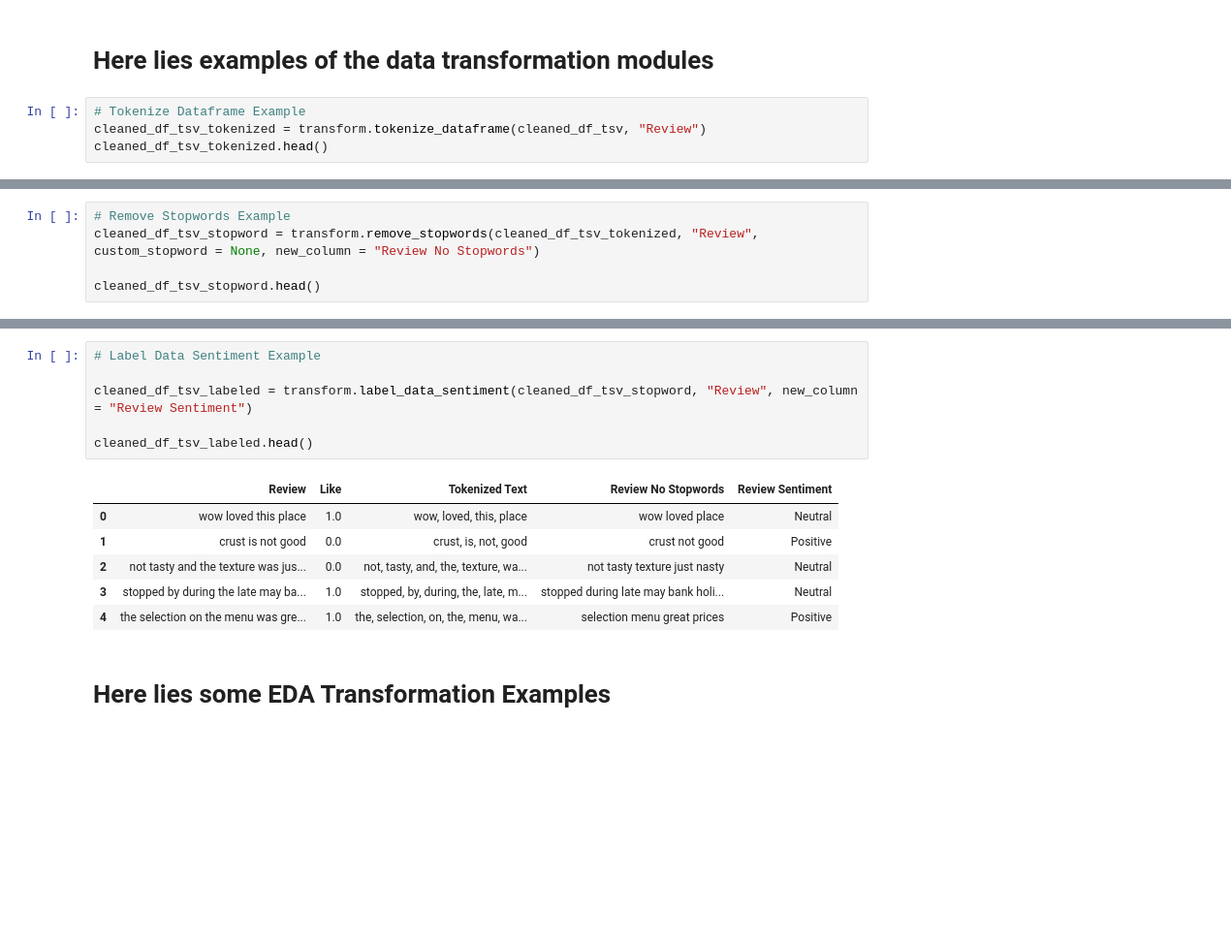
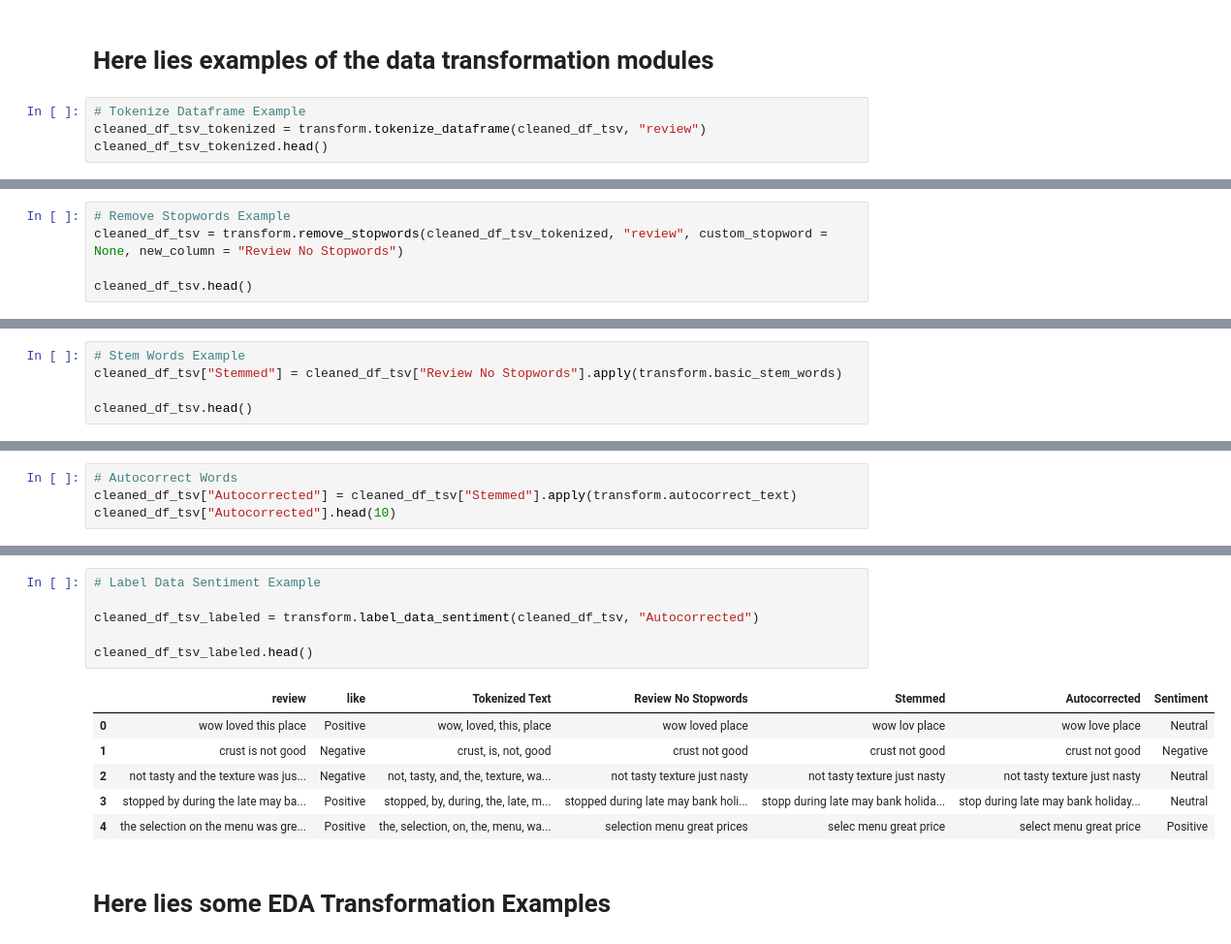
Before and after one commit to Thomas-Kulch/text_data_toolkit, a Jupyter notebook: eda/EDA Restaurant Reviews.ipynb, the cells around one changed output, grey strips where cells are left out. Shown: that part at 97% size. Cells and saved outputs as stored; diff of their text form; blank space fills up the shorter version.

```diff
--- a/eda/EDA Restaurant Reviews.ipynb
+++ b/eda/EDA Restaurant Reviews.ipynb
@@ -116,6 +116,6 @@ cleaned_df_tsv.head()
 # Here lies examples of the data transformation modules
 # %%
 # Tokenize Dataframe Example
-cleaned_df_tsv_tokenized = transform.tokenize_dataframe(cleaned_df_tsv, "Review")
+cleaned_df_tsv_tokenized = transform.tokenize_dataframe(cleaned_df_tsv, "review")
 cleaned_df_tsv_tokenized.head()
 # %% [output]
@@ -127,7 +127,7 @@ cleaned_df_tsv_tokenized.head()
 | 4 | the selection on the menu was gre... | 1.0 | the, selection, on, the, menu, wa... |
 # %%
 # Remove Stopwords Example
-cleaned_df_tsv_stopword = transform.remove_stopwords(cleaned_df_tsv_tokenized, "Review", custom_stopword = None, new_column = "Review No Stopwords")
+cleaned_df_tsv = transform.remove_stopwords(cleaned_df_tsv_tokenized, "review", custom_stopword = None, new_column = "Review No Stopwords")
 
-cleaned_df_tsv_stopword.head()
+cleaned_df_tsv.head()
 # %% [output]
@@ -137,3 +137,8 @@ cleaned_df_tsv_stopword.head()
 | 2 | not tasty and the texture was jus... | 0.0 | not, tasty, and, the, texture, wa... | not tasty texture just nasty |
 | 3 | stopped by during the late may ba... | 1.0 | stopped, by, during, the, late, m... | stopped during late may bank holi... |
 | 4 | the selection on the menu was gre... | 1.0 | the, selection, on, the, menu, wa... | selection menu great prices |
+# %%
+# Stem Words Example
+cleaned_df_tsv["Stemmed"] = cleaned_df_tsv["Review No Stopwords"].apply(transform.basic_stem_words)
+
+cleaned_df_tsv.head()
@@ -139,0 +152,4 @@ cleaned_df_tsv_stopword.head()
+# %%
+# Autocorrect Words
+cleaned_df_tsv["Autocorrected"] = cleaned_df_tsv["Stemmed"].apply(transform.autocorrect_text)
+cleaned_df_tsv["Autocorrected"].head(10)
@@ -140,16 +168,16 @@ cleaned_df_tsv_stopword.head()
 # %%
 # Label Data Sentiment Example
 
-cleaned_df_tsv_labeled = transform.label_data_sentiment(cleaned_df_tsv_stopword, "Review", new_column = "Review Sentiment")
+cleaned_df_tsv_labeled = transform.label_data_sentiment(cleaned_df_tsv, "Autocorrected")
 
 cleaned_df_tsv_labeled.head()
 # %% [output]
-|  | Review | Like | Tokenized Text | Review No Stopwords | Review Sentiment |
-| 0 | wow loved this place | 1.0 | wow, loved, this, place | wow loved place | Neutral |
-| 1 | crust is not good | 0.0 | crust, is, not, good | crust not good | Positive |
-| 2 | not tasty and the texture was jus... | 0.0 | not, tasty, and, the, texture, wa... | not tasty texture just nasty | Neutral |
-| 3 | stopped by during the late may ba... | 1.0 | stopped, by, during, the, late, m... | stopped during late may bank holi... | Neutral |
-| 4 | the selection on the menu was gre... | 1.0 | the, selection, on, the, menu, wa... | selection menu great prices | Positive |
+|  | review | like | Tokenized Text | Review No Stopwords | Stemmed | Autocorrected | Sentiment |
+| 0 | wow loved this place | Positive | wow, loved, this, place | wow loved place | wow lov place | wow love place | Neutral |
+| 1 | crust is not good | Negative | crust, is, not, good | crust not good | crust not good | crust not good | Negative |
+| 2 | not tasty and the texture was jus... | Negative | not, tasty, and, the, texture, wa... | not tasty texture just nasty | not tasty texture just nasty | not tasty texture just nasty | Neutral |
+| 3 | stopped by during the late may ba... | Positive | stopped, by, during, the, late, m... | stopped during late may bank holi... | stopp during late may bank holida... | stop during late may bank holiday... | Neutral |
+| 4 | the selection on the menu was gre... | Positive | the, selection, on, the, menu, wa... | selection menu great prices | selec menu great price | select menu great price | Positive |
 # %% [markdown]
 # Here lies some EDA Transformation Examples
 # %%
```
Also changed, not shown: parts of 18 cells of this notebook, 3 other files.
